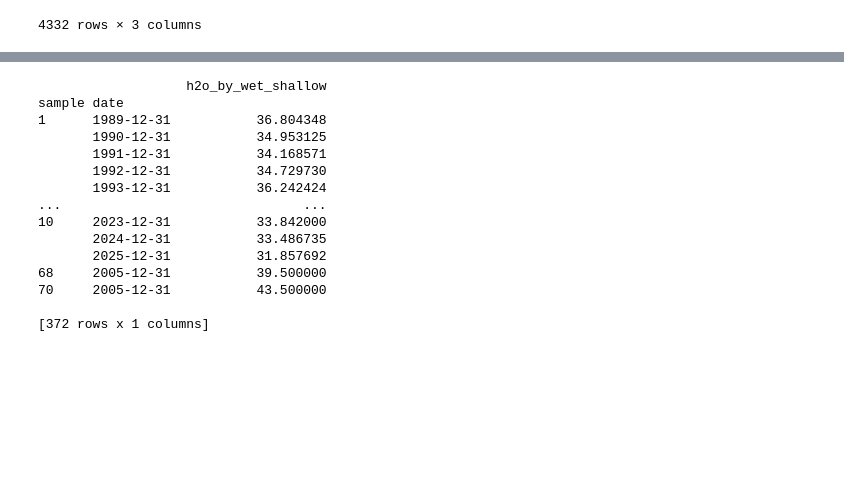
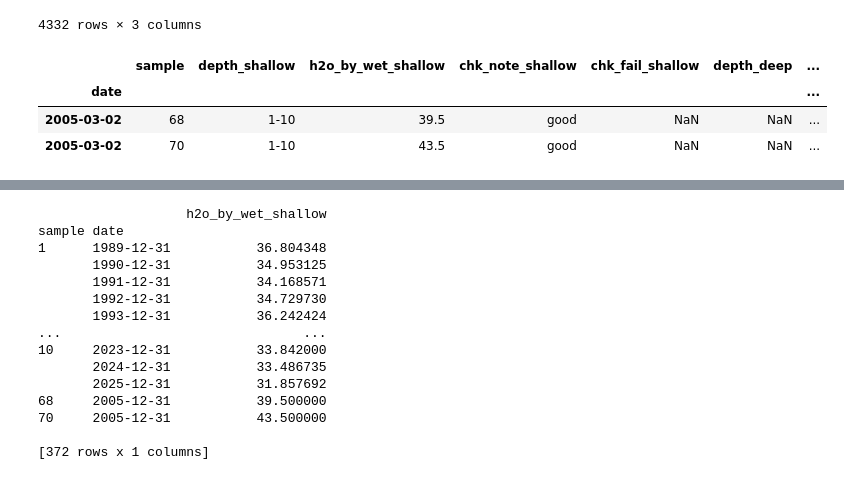
Before and after one commit to gmcginnis/info-698-capstone, a Jupyter notebook: 01_eda.ipynb, the cells around one changed output, grey strips where cells are left out. Drawn from its saved outputs; the diff is of its cells as text; code cells hidden in the pictures; blank space fills up the shorter version.

```diff
--- a/01_eda.ipynb
+++ b/01_eda.ipynb
@@ -1042,6 +1075,16 @@ united_soil_mini
 | 2005-03-31 | 68 | 39.500000 | NaN |
 | 2005-03-31 | 70 | 43.500000 | NaN |
 4332 rows × 3 columns
+# %%
+# united_soil[(united_soil['sample'] == 68) | (united_soil['sample'] == 70)]
+# united_soil.loc['2005-03-02 00:00:00']
+
+united_soil[~united_soil['sample'].isin(list(range(1, 10+1, 1)))]
+# %% [output]
+|  | sample | depth_shallow | h2o_by_wet_shallow | chk_note_shallow | chk_fail_shallow | depth_deep | ... |
+| date |  |  |  |  |  |  | ... |
+| 2005-03-02 | 68 | 1-10 | 39.5 | good | NaN | NaN | ... |
+| 2005-03-02 | 70 | 1-10 | 43.5 | good | NaN | NaN | ... |
 # %%
 #Running avg plot
 
```
Also changed, not shown: parts of 7 cells of this notebook.
